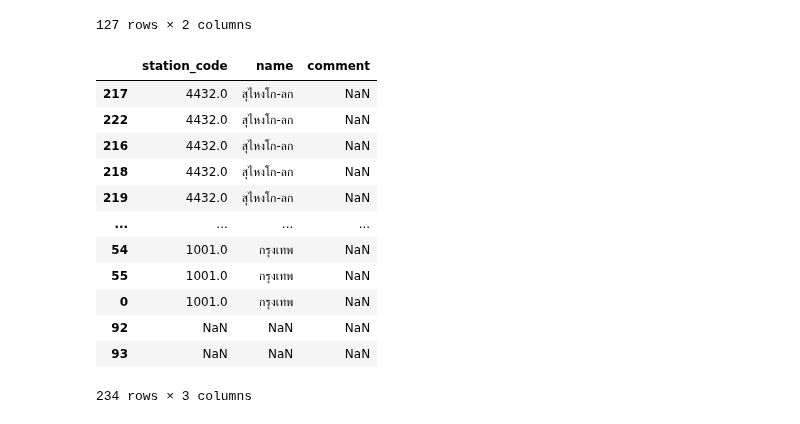
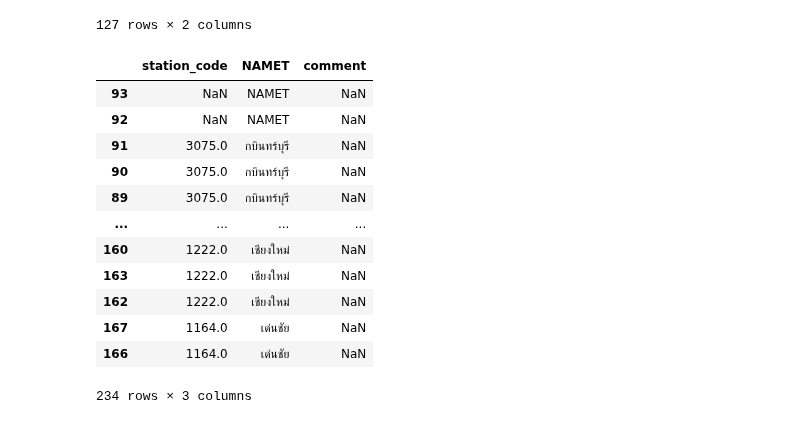
Before and after one commit to ThanikPimpiban/DWDM21, a Jupyter notebook: Project_31_8_64.ipynb, the cells around one changed output. Cells and saved outputs as stored; diff of their text form; code cells hidden in the pictures.

```diff
--- a/Project_31_8_64.ipynb
+++ b/Project_31_8_64.ipynb
@@ -63,6 +63,6 @@ data_rst
 682 rows × 9 columns
 # %%
-merged_data_rst_data_st = data_rst.merge(data_st,how='left',left_on='OBJECTID',right_on='id')
+merged_data_rst_data_st = data_rst.merge(data_st,how='left',left_on='NAMET',right_on='name')
 merged_data_rst_data_st
 # %% [output]
 |  | OBJECTID | NAMET | NAMEE | ProvName | AmpName | TamName | X | Y | Neareat_AH | id | ... |
@@ -97,0 +120,5 @@ merged_3_tables
+# %%
+# หา mode
+merged_3_tables_Nomissing =merged_3_tables[['NAMET']].mode()
+# เติม mode ลงไปแทนค่า missing
+merged_3_tables[['NAMET']] = merged_3_tables[['NAMET']].fillna('NAMET')
@@ -131,19 +178,19 @@ Ex_0[['name','class']]
 | 233 | ประจวบคีรีขันธ์ | 1.0 |
 127 rows × 2 columns
 # %%
-Ex_1 = merged_3_tables.sort_values(by=['station_code'],ascending=False)  ##ดูรหัสสถานี ชื่อสถานีและหมายเหตุโดยเรียงจากมากไปน้อย
-Ex_1[['station_code','name','comment']]
+Ex_1 = merged_3_tables.sort_values(by=['NAMET'],ascending=True)  ##ดูรหัสสถานี ชื่อสถานีและหมายเหตุโดยเรียงจากน้อยไปมาก
+Ex_1[['station_code','NAMET','comment']]
 # %% [output]
-|  | station_code | name | comment |
-| 217 | 4432.0 | สุไหงโก-ลก | NaN |
-| 222 | 4432.0 | สุไหงโก-ลก | NaN |
-| 216 | 4432.0 | สุไหงโก-ลก | NaN |
-| 218 | 4432.0 | สุไหงโก-ลก | NaN |
-| 219 | 4432.0 | สุไหงโก-ลก | NaN |
+|  | station_code | NAMET | comment |
+| 93 | NaN | NAMET | NaN |
+| 92 | NaN | NAMET | NaN |
+| 91 | 3075.0 | กบินทร์บุรี | NaN |
+| 90 | 3075.0 | กบินทร์บุรี | NaN |
+| 89 | 3075.0 | กบินทร์บุรี | NaN |
 | ... | ... | ... | ... |
-| 54 | 1001.0 | กรุงเทพ | NaN |
-| 55 | 1001.0 | กรุงเทพ | NaN |
-| 0 | 1001.0 | กรุงเทพ | NaN |
-| 92 | NaN | NaN | NaN |
-| 93 | NaN | NaN | NaN |
+| 160 | 1222.0 | เชียงใหม่ | NaN |
+| 163 | 1222.0 | เชียงใหม่ | NaN |
+| 162 | 1222.0 | เชียงใหม่ | NaN |
+| 167 | 1164.0 | เด่นชัย | NaN |
+| 166 | 1164.0 | เด่นชัย | NaN |
 234 rows × 3 columns
```
Also changed, not shown: parts of 7 cells of this notebook.
